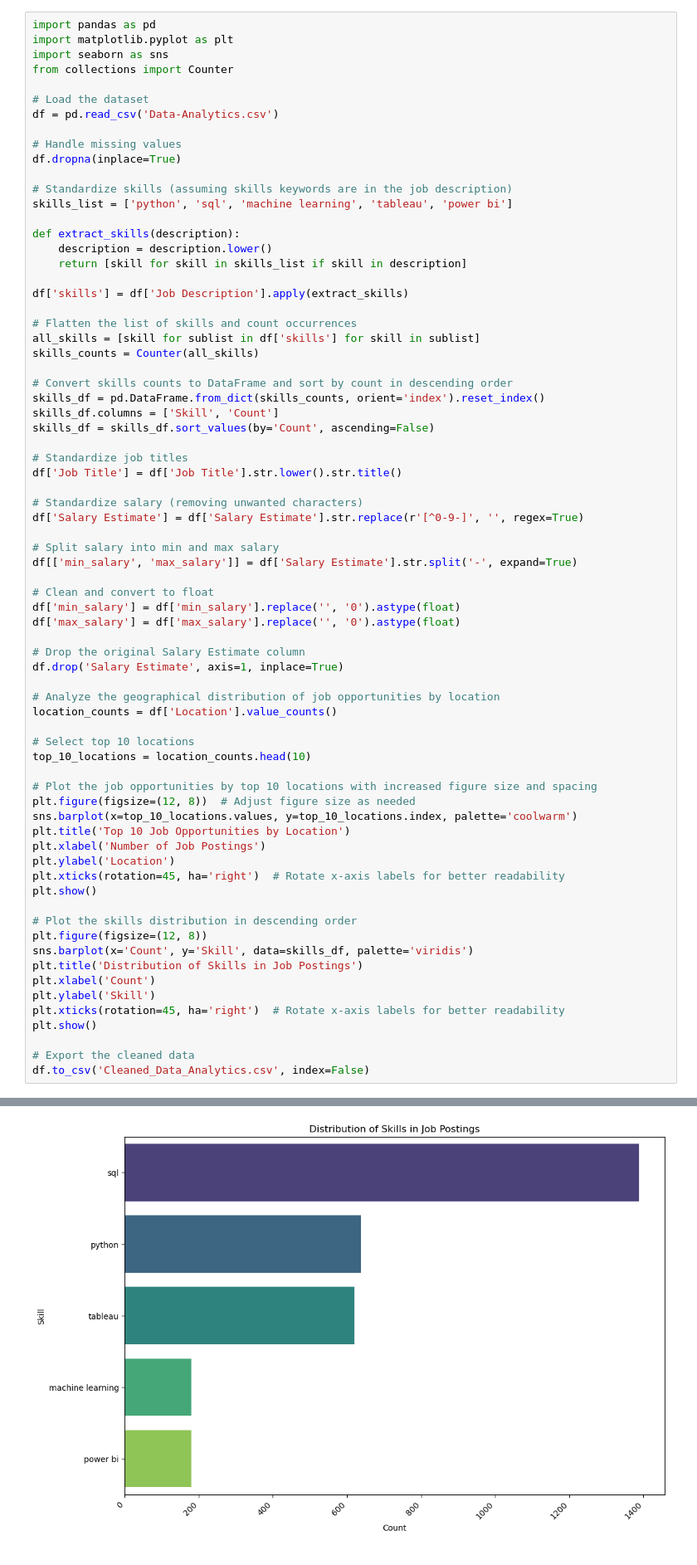
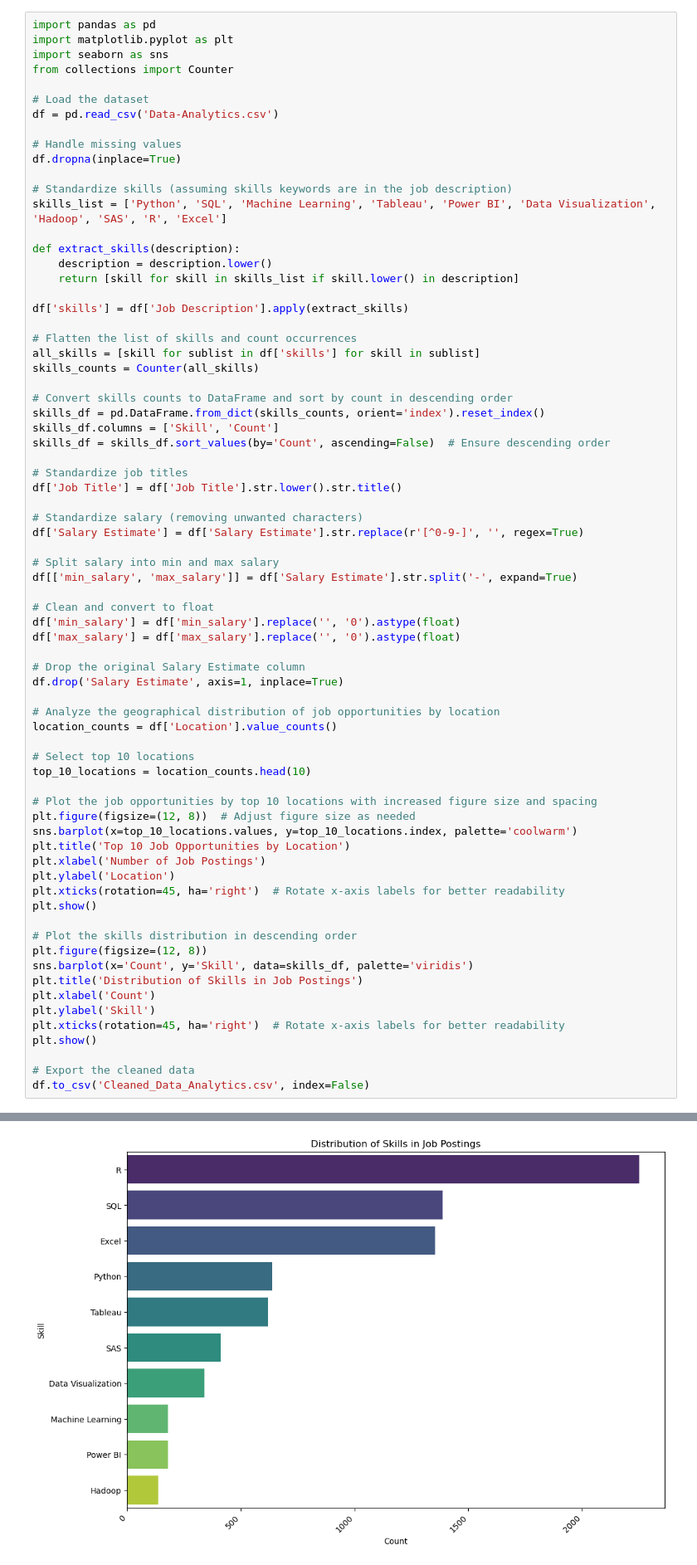
Before and after one commit to AanwiT/Job-Market-Analysis, a Jupyter notebook: Job Market Analysis.ipynb, the cells around one changed output, grey strips where cells are left out. Shown at 83% size. Drawn from its saved outputs; the diff is of its cells as text.

```diff
--- a/Job Market Analysis.ipynb
+++ b/Job Market Analysis.ipynb
@@ -11,11 +11,11 @@ df = pd.read_csv('Data-Analytics.csv')
 df.dropna(inplace=True)
 
 # Standardize skills (assuming skills keywords are in the job description)
-skills_list = ['python', 'sql', 'machine learning', 'tableau', 'power bi']
+skills_list = ['Python', 'SQL', 'Machine Learning', 'Tableau', 'Power BI', 'Data Visualization', 'Hadoop', 'SAS', 'R', 'Excel']
 
 def extract_skills(description):
     description = description.lower()
-    return [skill for skill in skills_list if skill in description]
+    return [skill for skill in skills_list if skill.lower() in description]
 
 df['skills'] = df['Job Description'].apply(extract_skills)
 
@@ -26,7 +26,7 @@ skills_counts = Counter(all_skills)
 # Convert skills counts to DataFrame and sort by count in descending order
 skills_df = pd.DataFrame.from_dict(skills_counts, orient='index').reset_index()
 skills_df.columns = ['Skill', 'Count']
-skills_df = skills_df.sort_values(by='Count', ascending=False)
+skills_df = skills_df.sort_values(by='Count', ascending=False)  # Ensure descending order
 
 # Standardize job titles
 df['Job Title'] = df['Job Title'].str.lower().str.title()
@@ -45,31 +45,31 @@ df['max_salary'] = df['max_salary'].replace('', '0').astype(float)
 df.drop('Salary Estimate', axis=1, inplace=True)
 
 # Analyze the geographical distribution of job opportunities by location
 location_counts = df['Location'].value_counts()
 
 # Select top 10 locations
 top_10_locations = location_counts.head(10)
 
 # Plot the job opportunities by top 10 locations with increased figure size and spacing
 plt.figure(figsize=(12, 8))  # Adjust figure size as needed
 sns.barplot(x=top_10_locations.values, y=top_10_locations.index, palette='coolwarm')
 plt.title('Top 10 Job Opportunities by Location')
 plt.xlabel('Number of Job Postings')
 plt.ylabel('Location')
 plt.xticks(rotation=45, ha='right')  # Rotate x-axis labels for better readability
 plt.show()
 
 # Plot the skills distribution in descending order
 plt.figure(figsize=(12, 8))
 sns.barplot(x='Count', y='Skill', data=skills_df, palette='viridis')
 plt.title('Distribution of Skills in Job Postings')
 plt.xlabel('Count')
 plt.ylabel('Skill')
 plt.xticks(rotation=45, ha='right')  # Rotate x-axis labels for better readability
 plt.show()
 
 # Export the cleaned data
 df.to_csv('Cleaned_Data_Analytics.csv', index=False)
 # %% [output]
 [figure]
-[figure, old version]
+[figure, new version]
```
